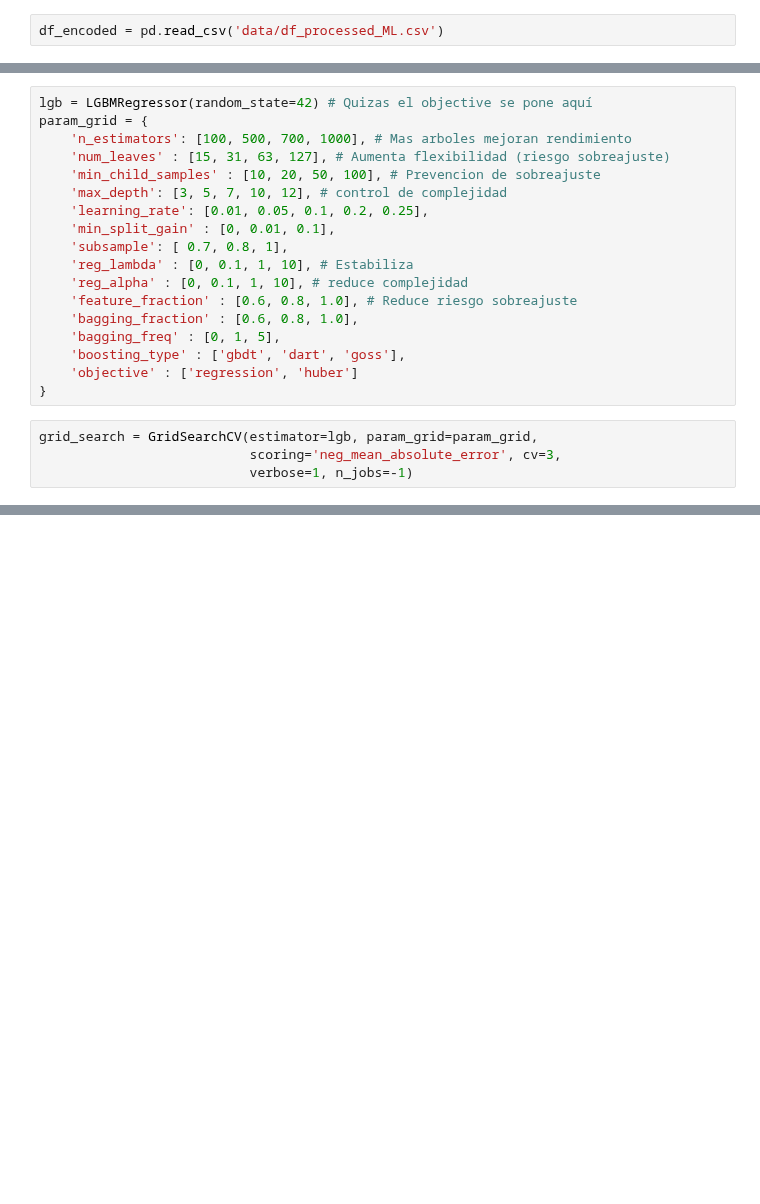
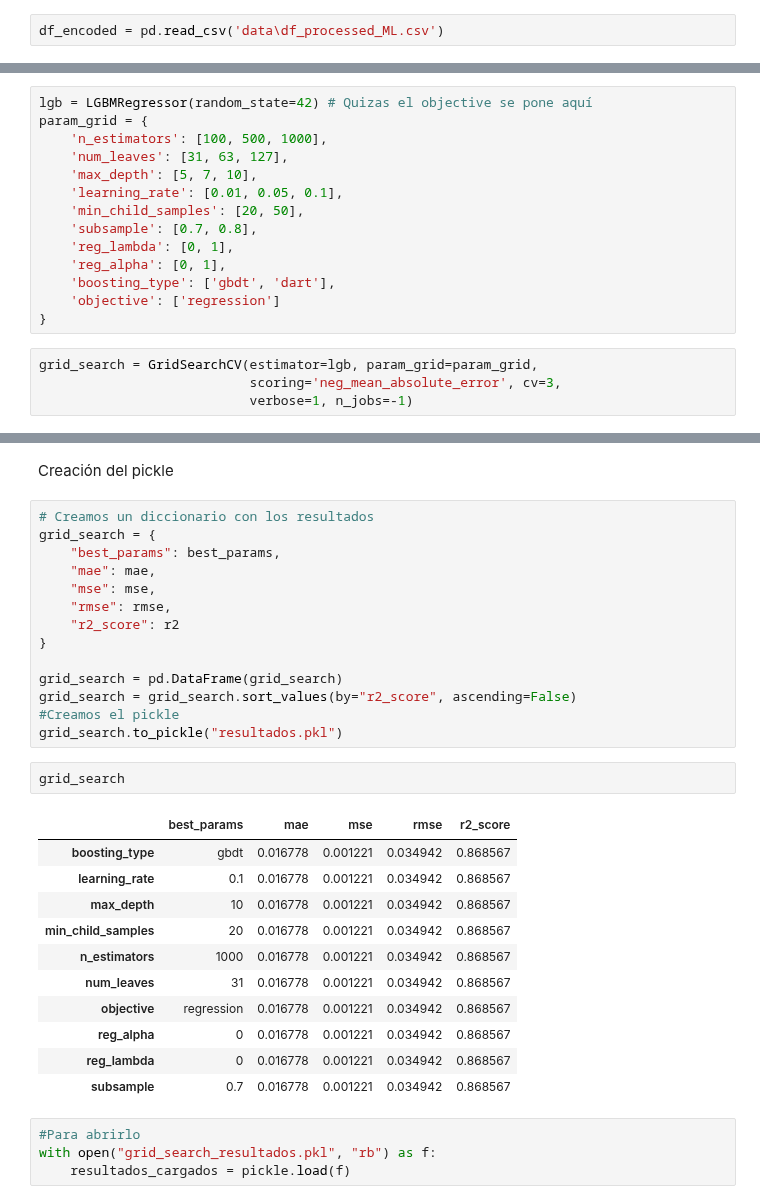
Before and after one commit to DiogoBernardoPT/Proyecto-Final-Bootcamp---Dream-Team, a Jupyter notebook: Fase 6 - Machine_Learning.ipynb, the cells around one changed output, grey strips where cells are left out. Drawn from its saved outputs; the diff is of its cells as text; blank space fills up the shorter version.

Commit message:
Archivos pkl creados y modificados los parametros del Grid

```diff
--- a/Fase 6 - Machine_Learning.ipynb
+++ b/Fase 6 - Machine_Learning.ipynb
@@ -33,7 +33,7 @@ from sklearn.metrics import mean_squared_error
 from sklearn.metrics import r2_score
 from sklearn.metrics import root_mean_squared_error
 # %%
-df_encoded = pd.read_csv('data/df_processed_ML.csv')
+df_encoded = pd.read_csv('data\df_processed_ML.csv')
 # %%
 df_encoded
 # %% [output]
@@ -146,20 +162,16 @@ resultados
 # %%
 lgb = LGBMRegressor(random_state=42) # Quizas el objective se pone aquí
 param_grid = {
-    'n_estimators': [100, 500, 700, 1000], # Mas arboles mejoran rendimiento
-    'num_leaves' : [15, 31, 63, 127], # Aumenta flexibilidad (riesgo sobreajuste)
-    'min_child_samples' : [10, 20, 50, 100], # Prevencion de sobreajuste
-    'max_depth': [3, 5, 7, 10, 12], # control de complejidad
-    'learning_rate': [0.01, 0.05, 0.1, 0.2, 0.25],
-    'min_split_gain' : [0, 0.01, 0.1],
-    'subsample': [ 0.7, 0.8, 1],
-    'reg_lambda' : [0, 0.1, 1, 10], # Estabiliza
-    'reg_alpha' : [0, 0.1, 1, 10], # reduce complejidad
-    'feature_fraction' : [0.6, 0.8, 1.0], # Reduce riesgo sobreajuste
-    'bagging_fraction' : [0.6, 0.8, 1.0],
-    'bagging_freq' : [0, 1, 5],
-    'boosting_type' : ['gbdt', 'dart', 'goss'],
-    'objective' : ['regression', 'huber']
+    'n_estimators': [100, 500, 1000],
+    'num_leaves': [31, 63, 127],
+    'max_depth': [5, 7, 10],
+    'learning_rate': [0.01, 0.05, 0.1],
+    'min_child_samples': [20, 50],
+    'subsample': [0.7, 0.8],
+    'reg_lambda': [0, 1],
+    'reg_alpha': [0, 1],
+    'boosting_type': ['gbdt', 'dart'],
+    'objective': ['regression']
 }
 # %%
 grid_search = GridSearchCV(estimator=lgb, param_grid=param_grid,
@@ -188,0 +220,34 @@ print("R²:", r2)
+# %% [markdown]
+Creación del pickle
+# %%
+# Creamos un diccionario con los resultados
+grid_search = {
+    "best_params": best_params,
+    "mae": mae,
+    "mse": mse,
+    "rmse": rmse,
+    "r2_score": r2
+}
+
+grid_search = pd.DataFrame(grid_search)
+grid_search = grid_search.sort_values(by="r2_score", ascending=False)
+#Creamos el pickle
+grid_search.to_pickle("resultados.pkl")
+# %%
+grid_search
+# %% [output]
+|  | best_params | mae | mse | rmse | r2_score |
+| boosting_type | gbdt | 0.016778 | 0.001221 | 0.034942 | 0.868567 |
+| learning_rate | 0.1 | 0.016778 | 0.001221 | 0.034942 | 0.868567 |
+| max_depth | 10 | 0.016778 | 0.001221 | 0.034942 | 0.868567 |
+| min_child_samples | 20 | 0.016778 | 0.001221 | 0.034942 | 0.868567 |
+| n_estimators | 1000 | 0.016778 | 0.001221 | 0.034942 | 0.868567 |
+| num_leaves | 31 | 0.016778 | 0.001221 | 0.034942 | 0.868567 |
+| objective | regression | 0.016778 | 0.001221 | 0.034942 | 0.868567 |
+| reg_alpha | 0 | 0.016778 | 0.001221 | 0.034942 | 0.868567 |
+| reg_lambda | 0 | 0.016778 | 0.001221 | 0.034942 | 0.868567 |
+| subsample | 0.7 | 0.016778 | 0.001221 | 0.034942 | 0.868567 |
+# %%
+#Para abrirlo
+with open("grid_search_resultados.pkl", "rb") as f:
+    resultados_cargados = pickle.load(f)
```
Also changed, not shown: parts of 3 cells of this notebook.
